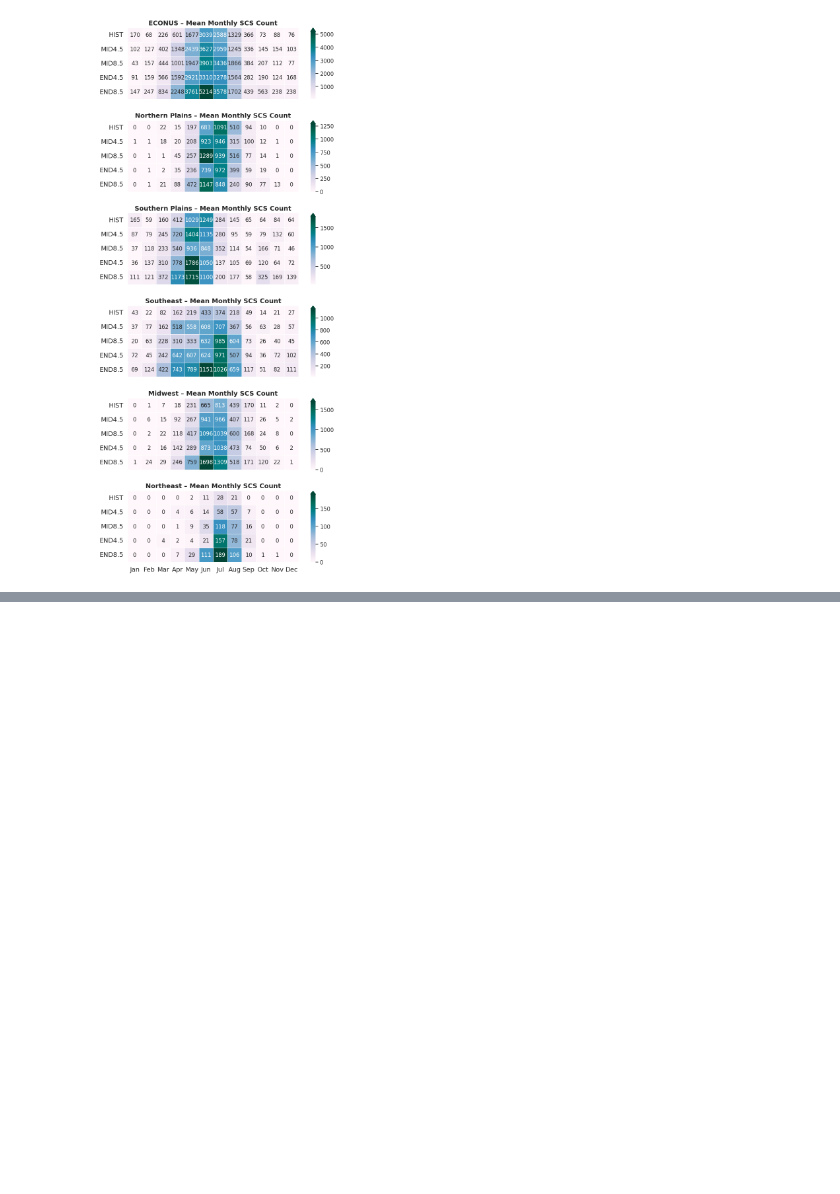
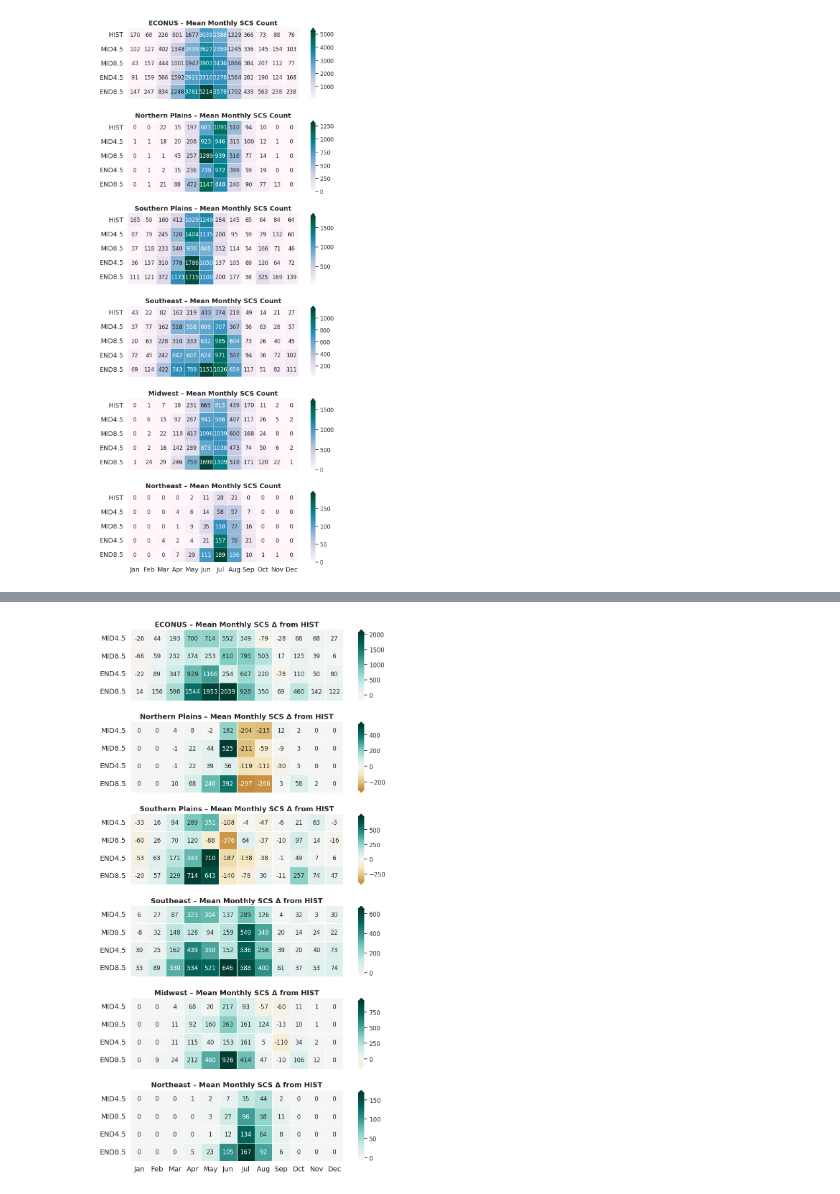
Before and after one commit to caitroufa/SYN_SERV, a Jupyter notebook: Code/Chicklets.ipynb, the cells around one changed output, grey strips where cells are left out. Drawn from its saved outputs; the diff is of its cells as text; code cells hidden in the pictures; blank space fills up the shorter version.

Commit message:
update chiclets plots

```diff
--- a/Code/Chicklets.ipynb
+++ b/Code/Chicklets.ipynb
@@ -402,0 +473,83 @@ plt.show()
+# %%
+# recompute region_monthly_means with proper within-epoch monthly means
+region_monthly_means = compute_region_epoch_monthly_means(
+    df_map=df_map,
+    region_bounds=region_bounds,
+    month_names=month_names,
+    epoch_labels=epoch_labels,
+    epochs=epochs
+)
+# %%
+# replot chiclets
+# delta from HIST
+ordered_regions = ['ECONUS'] + [r for r in region_monthly_means if r != 'ECONUS']
+n_regions = len(ordered_regions)
+
+fig, axs = plt.subplots(n_regions, 1, figsize=(12, 3.2 * n_regions), sharex=True)
+
+for i, region in enumerate(ordered_regions):
+    heat_df = region_monthly_means[region]
+
+    # compute delta from HIST
+    diff_df = heat_df.sub(heat_df.loc['HIST'], axis=1).drop('HIST')
+
+    ax = axs[i]
+
+    # vertical colorbar inset on right
+    cax = inset_axes(ax,
+                     width="3%",
+                     height="100%",
+                     bbox_to_anchor=(0.1, 0, 1, 1),
+                     bbox_transform=ax.transAxes,
+                     borderpad=0)
+
+    sns.heatmap(
+        diff_df, ax=ax, cmap='BrBG', center=0,
+        linewidths=0.5, linecolor='white', annot=True, fmt=".0f",
+        square=True, cbar=True, cbar_ax=cax, cbar_kws={"orientation": "vertical", "extend": "both"}
+    )
+
+    ax.set_title(f'{region} – Mean Monthly SCS Δ from HIST', fontsize=14, weight='bold')
+    ax.set_xticklabels(month_names, fontsize=14, rotation=0)
+    ax.set_yticklabels(diff_df.index, fontsize=14, rotation=0)
+    cax.tick_params(labelsize=12)
+
+plt.subplots_adjust(hspace=0.3, right=0.9)
+plt.savefig('../Plots/chiclet_regional_delta2.png', format='png', dpi=500, bbox_inches='tight')
+plt.show()
+
+
+# absolute mean monthly counts
+ordered_regions = ['ECONUS'] + [r for r in region_monthly_means if r != 'ECONUS']
+n_regions = len(ordered_regions)
+
+fig, axs = plt.subplots(n_regions, 1, figsize=(12, 3.5 * n_regions), sharex=True)
+
+for i, region in enumerate(ordered_regions):
+    heat_df = region_monthly_means[region]
+    ax = axs[i]
+
+    # vertical colorbar inset on right
+    cax = inset_axes(ax,
+                     width="3%",
+                     height="100%",
+                     bbox_to_anchor=(0.1, 0, 1, 1),
+                     bbox_transform=ax.transAxes,
+                     borderpad=0)
+
+    sns.heatmap(
+        heat_df, ax=ax, cmap='PuBuGn', cbar=True,
+        linewidths=0.5, linecolor='white', annot=True, fmt=".0f",
+        square=True, cbar_ax=cax, cbar_kws={"orientation": "vertical", "extend": "max"}
+    )
+
+    ax.set_title(f'{region} – Mean Monthly SCS Count', fontsize=14, weight='bold')
+    ax.set_xticklabels(month_names, fontsize=14, rotation=0)
+    ax.set_yticklabels(epoch_labels, fontsize=14, rotation=0)
+    cax.tick_params(labelsize=12)
+
+plt.subplots_adjust(hspace=0.3, right=0.9)
+plt.savefig('../Plots/chiclet_regional_count2.png', format='png', dpi=500, bbox_inches='tight')
+plt.show()
+# %% [output]
+[figure, added]
```
Also changed, not shown: parts of 3 cells of this notebook.
